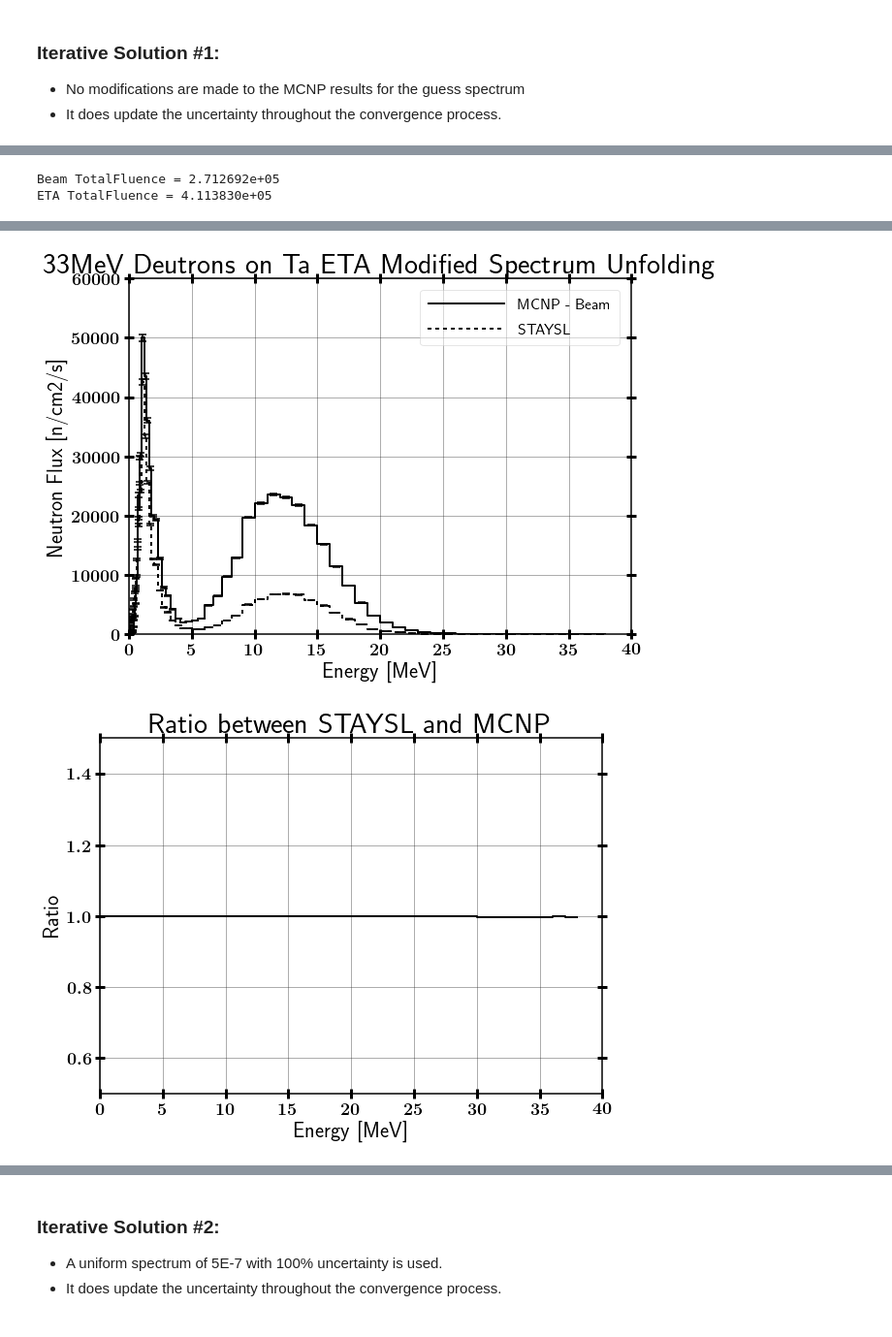
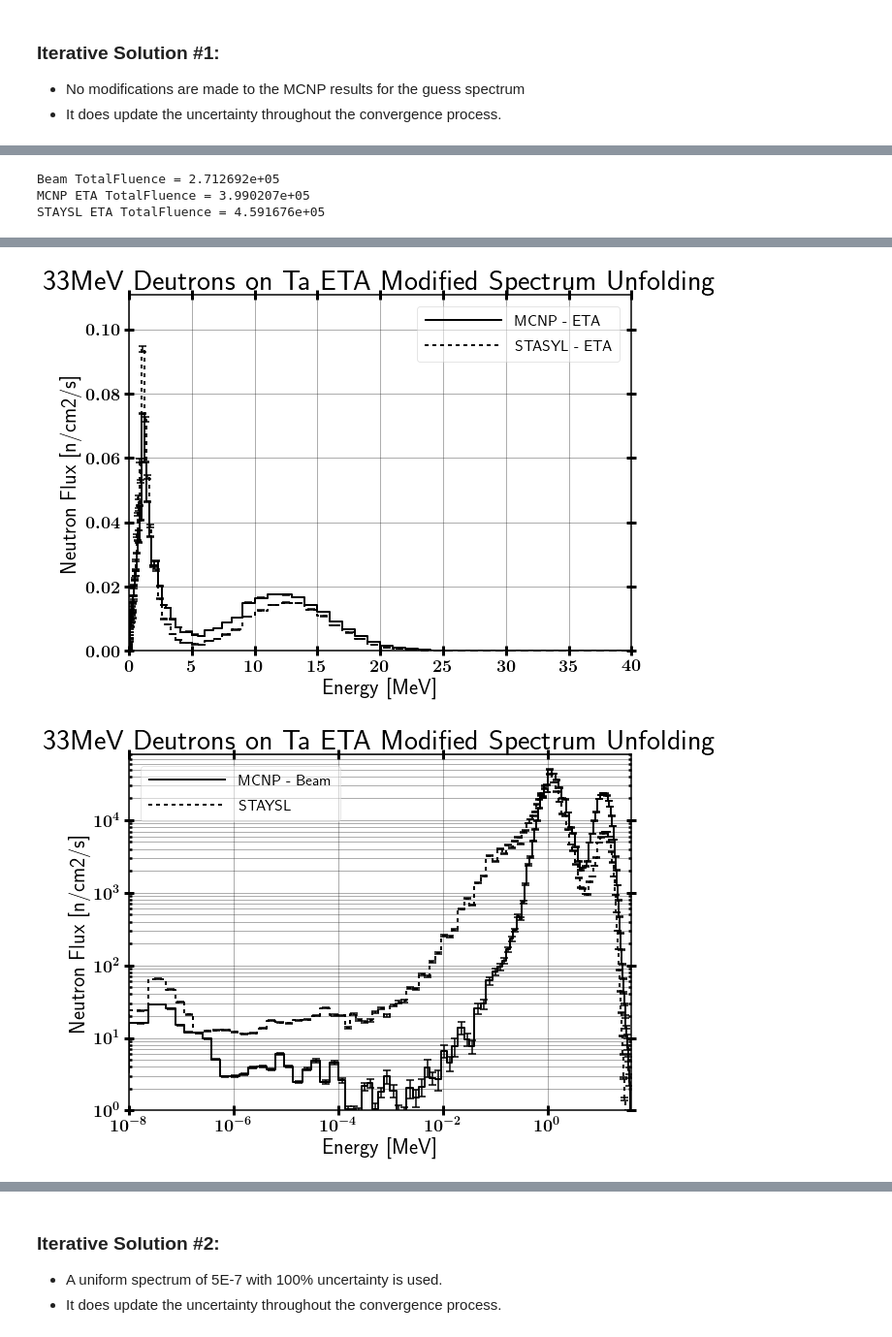
Before and after one commit to 2lambda123/88_Data, a Jupyter notebook: Experiments/Activation/33MeVTa_25Apr/Unfold/ETA/STAYSL_ETA_Input-&-Analysis.ipynb, the cells around one changed output, grey strips where cells are left out. Shown at 97% size. Saved outputs shown, nothing was run; the diff lists cells and outputs as text; code cells hidden in the pictures.

Commit message:
Updated ETA unfold
 - Updated normalization
 - Switched to Zr foil flux tally
 - Used src located at target over 5 degrees for unfold
 - Added plots

```diff
--- a/Experiments/Activation/33MeVTa_25Apr/Unfold/ETA/STAYSL_ETA_Input-&-Analysis.ipynb
+++ b/Experiments/Activation/33MeVTa_25Apr/Unfold/ETA/STAYSL_ETA_Input-&-Analysis.ipynb
@@ -191,7 +191,7 @@ adjHisto.plot(xMin=1E-6, xMax=40, yMin=1, logX=False, logY=True, includeMarkers=
               savePath=outpath+'33MeVTa_Staysl-Unfold')
 
 mcnpHisto = Histogram()
-normFactor = 3.52E7
+normFactor = 1.17E10 #6.35E7
 tallyFrame['normTally'] = tallyFrame['tally'] * normFactor
 tallyFrame['normUncertainty'] = tallyFrame['uncertainty'] * tallyFrame['normTally']
 mcnpHisto.build_histo(tallyFrame['bin'].tolist(), tallyFrame['normTally'].tolist(),
@@ -287,7 +293,7 @@ iterSoln = []
 iterAdjHisto = []
 iterRatioHisto = []
 
-iterSoln.append(IterativeSTAYSL(stayslPath, updateStd=True, chiConv=0.01))
+iterSoln.append(IterativeSTAYSL(stayslPath, updateStd=True, chiConv=.01))
 print iterSoln[-1]
 
 iterSoln[-1].run()
@@ -321,24 +327,50 @@ iterAdjHisto[iter].build_histo(iterSoln[iter]._df['lowE'].tolist(),iterSoln[iter
                              edgeLoc='low', name='STAYSL')
 
 print "Beam TotalFluence = {:2e}".format(sum(bin_integration(beamDF['lowE'].tolist(), beamDF['adjFlux'].tolist(), 'low')))
-print "ETA TotalFluence = {:2e}".format(sum(iterSoln[iter]._df['adjFlux']))
+print "MCNP ETA TotalFluence = {:2e}".format(sum(tallyFrame['normTally']))
+print "STAYSL ETA TotalFluence = {:2e}".format(sum(iterSoln[iter]._df['adjFlux']))
 
 iterAdjHisto[iter].plot(xMin=1E-6, xMax=40, yMin=1, logX=False, logY=True, includeMarkers=False,
               title='33MeV Deutrons on Ta ETA Modified Spectrum Unfolding',
               xLabel='Energy [MeV]', yLabel='Neutron Flux [n/cm2/s]',
               savePath=outpath+'33MeVTa_Staysl-Unfold_Itr{:1d}'.format(iter))
 
-mcnpHisto.plot(iterAdjHisto[iter], xMin=1E-6, xMax=40, yMin=1, yMax=5E4, logX=True, logY=True, includeMarkers=False,
+# Plot comparison of MCNP simulation for ETA to STAYSL ETA unfold
+mcnpHisto.plot(iterAdjHisto[iter], xMin=1E-8, xMax=40, yMin=1, yMax=5E4, logX=True, logY=True, includeMarkers=False,
               title='33MeV Deutrons on Ta ETA Modified Spectrum Unfolding',
-              xLabel='Energy [MeV]', yLabel='Neutron Flux [n/cm2/s]', legendLoc=2)
+              xLabel='Energy [MeV]', yLabel='Neutron Flux [n/cm2/s]', legendLoc=2,
+              savePath=outpath+'33MeVTa_ETA_Comp-Sim-Exp_log')
 mcnpHisto.plot(iterAdjHisto[iter], xMin=1E-6, xMax=40, yMin=1, yMax=5E4, logX=False, logY=True, includeMarkers=False,
               title='33MeV Deutrons on Ta ETA Modified Spectrum Unfolding',
-              xLabel='Energy [MeV]', yLabel='Neutron Flux [n/cm2/s]')
+              xLabel='Energy [MeV]', yLabel='Neutron Flux [n/cm2/s]',
+              savePath=outpath+'33MeVTa_ETA_Comp-Sim-Exp_semilog')
 mcnpHisto.plot(iterAdjHisto[iter], xMin=1E-6, xMax=40, yMin=1, yMax=4E4, logX=False, logY=False, includeMarkers=False,
               title='33MeV Deutrons on Ta ETA Modified Spectrum Unfolding',
-              xLabel='Energy [MeV]', yLabel='Neutron Flux [n/cm2/s]')
+              xLabel='Energy [MeV]', yLabel='Neutron Flux [n/cm2/s]',
+              savePath=outpath+'33MeVTa_ETA_Comp-Sim-Exp_lin')
 
-mcnpBeamHisto.plot(iterAdjHisto[iter], xMin=1E-6, xMax=40, yMin=1, yMax=8E4, logX=True, logY=True, includeMarkers=False,
+# Plot normalized comparison of MCNP simulation for ETA to STAYSL ETA unfold
+etaNormHisto = Histogram()
+iterSoln[iter]._df['normAdjFlux'] = iterSoln[iter]._df['adjFlux'] / sum(iterSoln[iter]._df['adjFlux'])
+iterSoln[iter]._df['normAdjStd'] = iterSoln[iter]._df['adjStd'] *iterSoln[iter]._df['normAdjFlux']
+etaNormHisto.build_histo(iterSoln[iter]._df['lowE'].tolist(), iterSoln[iter]._df['normAdjFlux'].tolist(),
+                              uncert=iterSoln[iter]._df['normAdjStd'].tolist(), edgeLoc='low',
+                              name='STASYL - ETA')
+mcnpETANormHisto.plot(etaNormHisto, xMin=1E-8, xMax=40, yMin=1E-6, logX=True, logY=True, includeMarkers=False,
+              title='33MeV Deutrons on Ta ETA Modified Spectrum Unfolding',
+              xLabel='Energy [MeV]', yLabel='Neutron Flux [n/cm2/s]', legendLoc=2,
+              savePath=outpath+'33MeVTa_ETA_NormComp-Sim-Exp_log')
+mcnpETANormHisto.plot(etaNormHisto, xMin=1E-6, xMax=40, yMin=1E-6, logX=False, logY=True, includeMarkers=False,
+              title='33MeV Deutrons on Ta ETA Modified Spectrum Unfolding',
+              xLabel='Energy [MeV]', yLabel='Neutron Flux [n/cm2/s]',
+              savePath=outpath+'33MeVTa_ETA_NormComp-Sim-Exp_semilog')
+mcnpETANormHisto.plot(etaNormHisto, xMin=1E-6, xMax=40, logX=False, logY=False, includeMarkers=False,
+              title='33MeV Deutrons on Ta ETA Modified Spectrum Unfolding',
+              xLabel='Energy [MeV]', yLabel='Neutron Flux [n/cm2/s]',
+              savePath=outpath+'33MeVTa_ETA_NormComp-Sim-Exp_lin')
+
+# Plot comparison of measured Beam to measured ETA spectrum obtained froms STAYSL unfolds
+mcnpBeamHisto.plot(iterAdjHisto[iter], xMin=1E-8, xMax=40, yMin=1, yMax=8E4, logX=True, logY=True, includeMarkers=False,
               title='33MeV Deutrons on Ta ETA Modified Spectrum Unfolding',
               xLabel='Energy [MeV]', yLabel='Neutron Flux [n/cm2/s]', legendLoc=2)
 mcnpBeamHisto.plot(iterAdjHisto[iter], xMin=1E-6, xMax=40, yMin=1, yMax=8E4, logX=False, logY=True, includeMarkers=False,
@@ -348,10 +380,11 @@ mcnpBeamHisto.plot(iterAdjHisto[iter], xMin=1E-6, xMax=40, yMin=1, yMax=6E4, log
               title='33MeV Deutrons on Ta ETA Modified Spectrum Unfolding',
               xLabel='Energy [MeV]', yLabel='Neutron Flux [n/cm2/s]')
 
-iterRatioHisto[iter].build_histo(iterSoln[iter]._df['lowE'].tolist(), iterSoln[iter]._df['fluxRatio'].tolist(), edgeLoc='low')
-iterRatioHisto[iter].plot(xMin=1E-6, xMax=40, logX=False, logY=False, includeMarkers=False,
-              title='Ratio between STAYSL and MCNP', xLabel='Energy [MeV]', yLabel='Ratio',
-              savePath=outpath+'33MeVTa_Staysl-MCNP-Ratio_Itr{:1d}'.format(iter))
+#iterRatioHisto[iter].build_histo(iterSoln[iter]._df['lowE'].tolist(), iterSoln[iter]._df['fluxRatio'].tolist(), edgeLoc='low')
+#iterRatioHisto[iter].plot(xMin=1E-6, xMax=40, logX=False, logY=False, includeMarkers=False,
+#              title='Ratio between STAYSL and MCNP', xLabel='Energy [MeV]', yLabel='Ratio',
+#              savePath=outpath+'33MeVTa_Staysl-MCNP-Ratio_Itr{:1d}'.format(iter))
 # %% [output]
 Beam TotalFluence = 2.712692e+05
-ETA TotalFluence = 4.113830e+05
+MCNP ETA TotalFluence = 3.990207e+05
+STAYSL ETA TotalFluence = 4.591676e+05
@@ -364,2 +397,2 @@ ETA TotalFluence = 4.113830e+05
-[figure, old version]
+[figure, new version]
-[figure, old version]
+[figure, new version]
```
Also changed, not shown: parts of 11 cells of this notebook, 27 other files.
